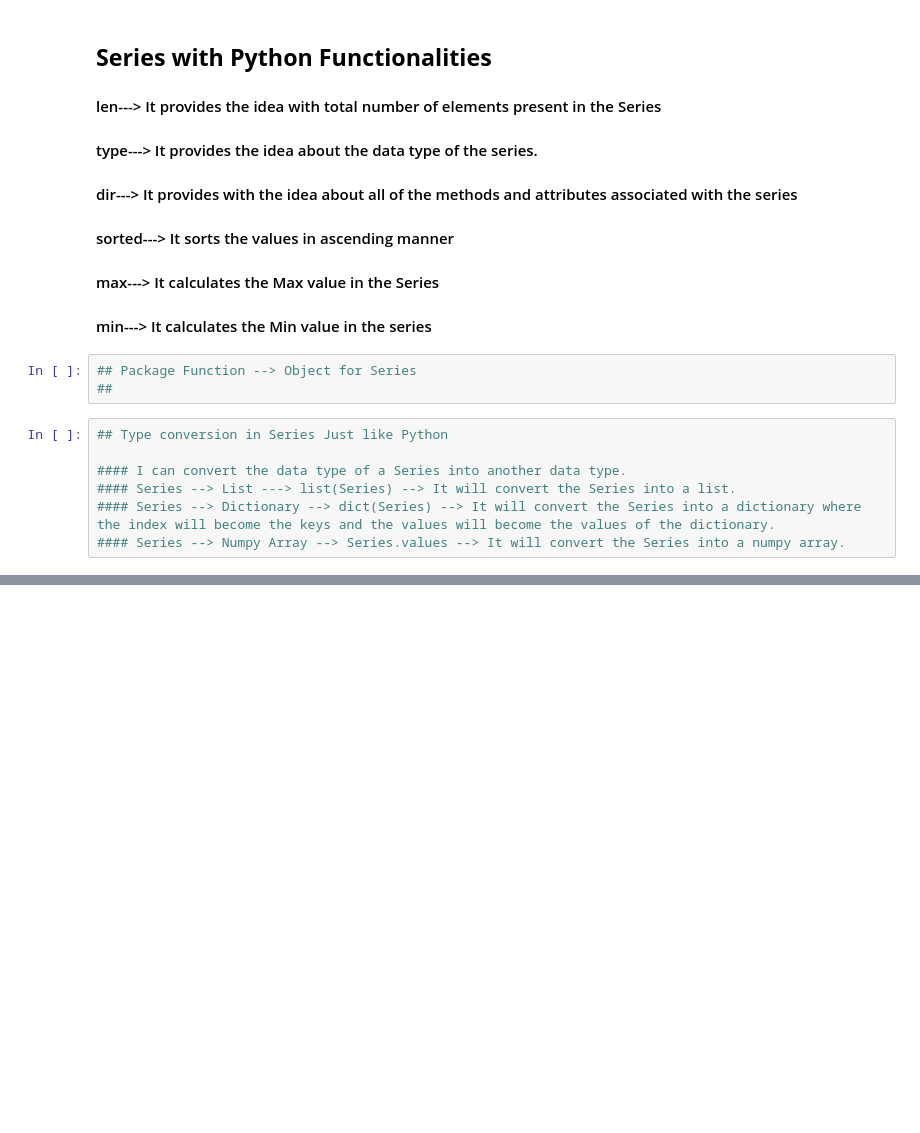
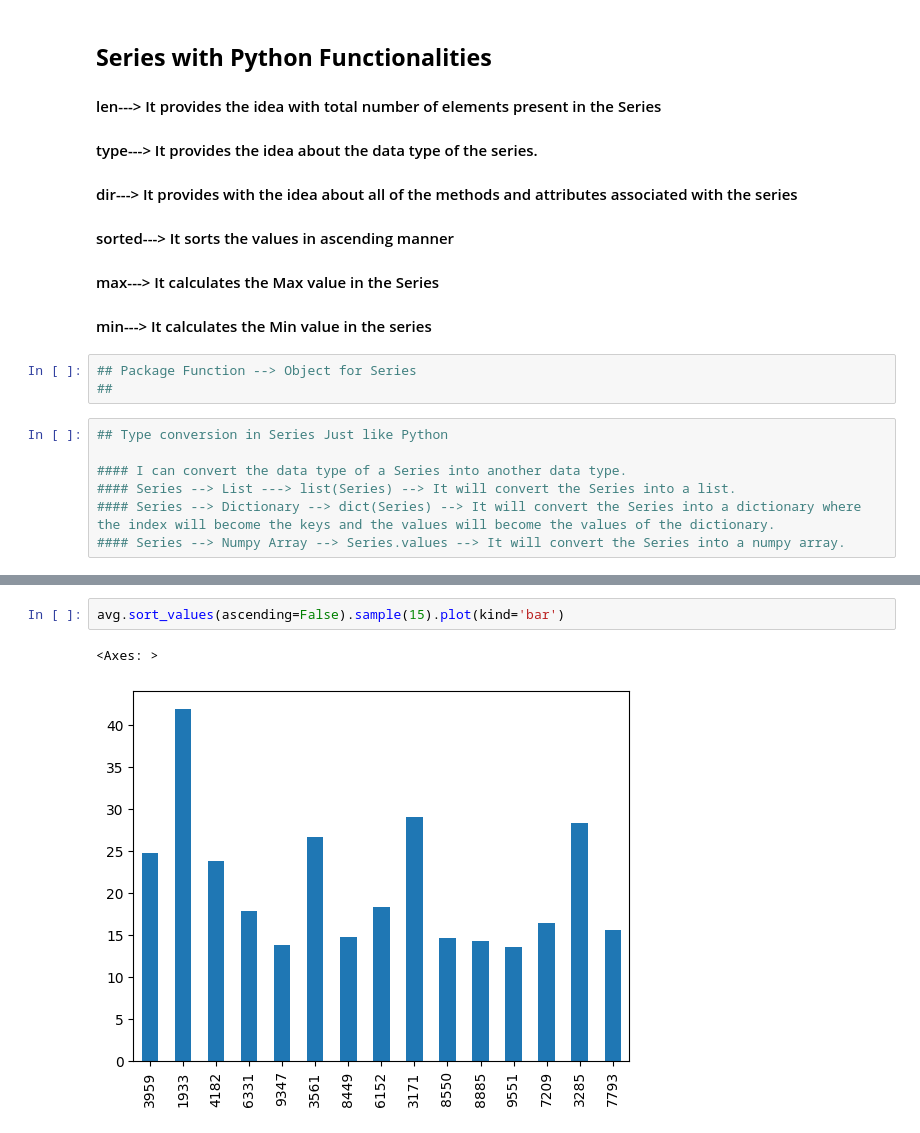
Before and after one commit to priyanshu-1006/Generative-AI, a Jupyter notebook: Machine_Learning/Prerequisite/02_Pandas/02_Series.ipynb, the cells around one changed output, grey strips where cells are left out. Drawn from its saved outputs; the diff is of its cells as text; blank space fills up the shorter version.

```diff
--- a/Machine_Learning/Prerequisite/02_Pandas/02_Series.ipynb
+++ b/Machine_Learning/Prerequisite/02_Pandas/02_Series.ipynb
@@ -697,0 +855,5 @@ Name: Popularity, Length: 9837, dtype: float64
+# %%
+avg.sort_values(ascending=False).sample(15).plot(kind='bar')
+# %% [output]
+<Axes: >
+[figure, added]
```
Also changed, not shown: parts of 25 cells of this notebook.
